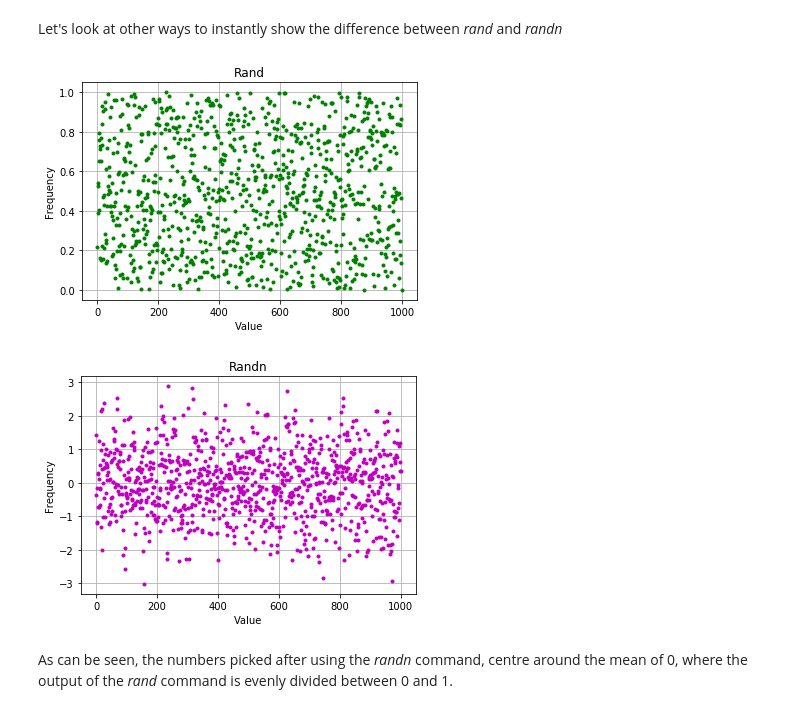
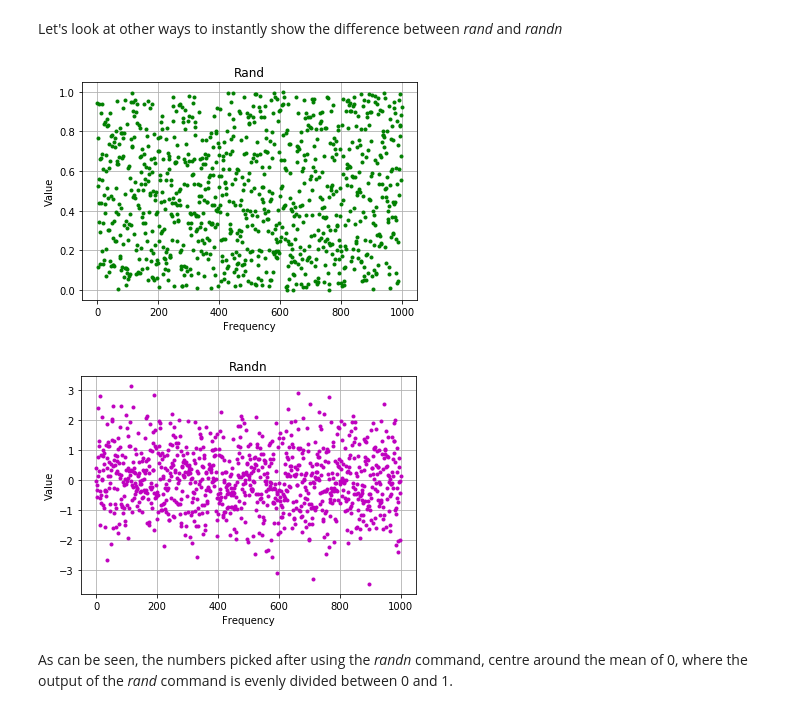
Before and after one commit to Ardvb/Numpy-random, a Jupyter notebook: Numpy-random.ipynb, the cells around one changed output. Cells and saved outputs as stored; diff of their text form; code cells hidden in the pictures.

Commit message:
Added plots and comments

```diff
--- a/Numpy-random.ipynb
+++ b/Numpy-random.ipynb
@@ -92,22 +93,22 @@ In this histogram the typical bell shape, that is associated with the normal dis
 # %% [markdown]
 Let's look at other ways to instantly show the difference between <em>rand</em> and <em>randn</em>
 # %%
-x = np.random.rand(1000)
+x = np.random.rand(1000) # Run 1000 samples where a random number is generated between 0 and 1
 plt.plot(x, "g.") # Use green dots to show the random numbers
-plt.xlabel("Value")
-plt.ylabel("Frequency")
-plt.title("Rand")
-plt.grid()
+plt.xlabel("Frequency") # Give x-axis a title
+plt.ylabel("Value") # Give y-axis a title
+plt.title("Rand") # Give the plot a title
+plt.grid() # Show the grid lines
 # %% [output]
-[figure, old version]
+[figure, new version]
 # %%
-x = np.random.randn(1000)
+x = np.random.randn(1000) # Run 1000 samples where a random number is generated between with mean 0
 plt.plot(x, "m.") # Use Magenta dots to show the random numbers
-plt.xlabel("Value")
-plt.ylabel("Frequency")
-plt.title("Randn")
-plt.grid()
+plt.xlabel("Frequency") # Give x-axis a title
+plt.ylabel("Value") # Give y-axis a title
+plt.title("Randn") # Give the plot a title
+plt.grid() # Show the grid lines
 # %% [output]
-[figure, old version]
+[figure, new version]
 # %% [markdown]
 As can be seen, the numbers picked after using the <em>randn</em> command, centre around the mean of 0, where the output of the <em>rand</em> command is evenly divided between 0 and 1.
```
Also changed, not shown: parts of 33 cells of this notebook.
